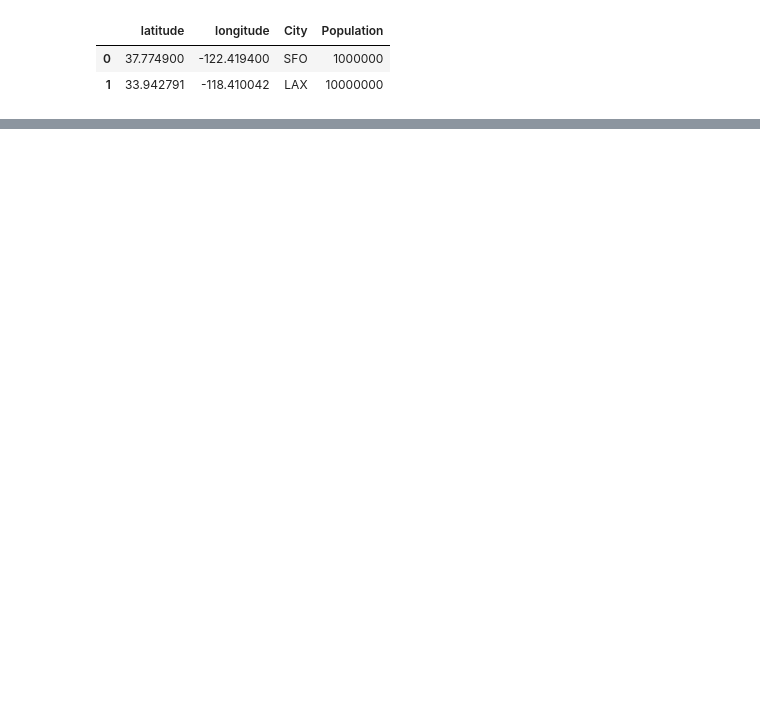
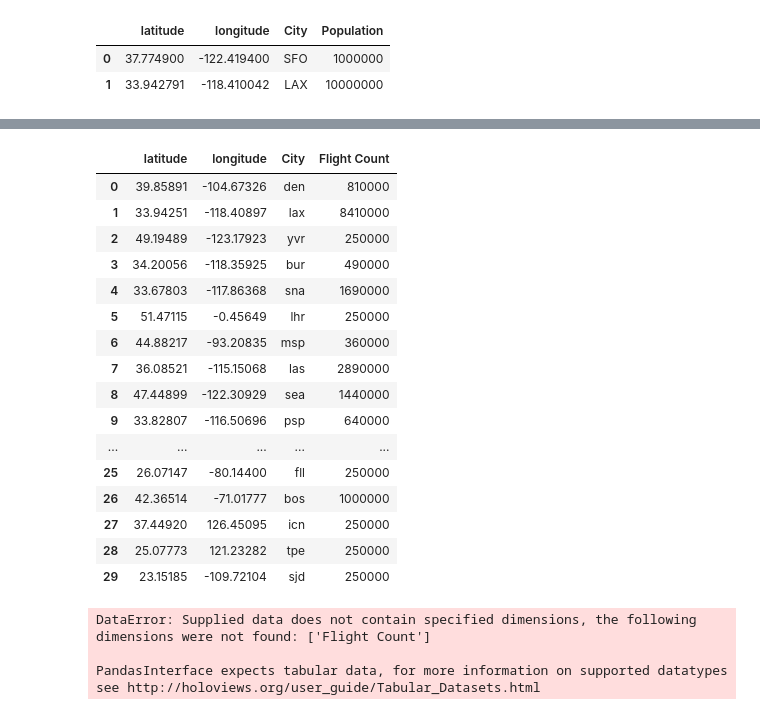
Before and after one commit to kendoll7/Flight-Delay-Project, a Jupyter notebook: Map of SFO.ipynb, the cells around one changed output, grey strips where cells are left out. Drawn from its saved outputs; the diff is of its cells as text; code cells hidden in the pictures; blank space fills up the shorter version.

Commit message:
Updating Map Data

```diff
--- a/Map of SFO.ipynb
+++ b/Map of SFO.ipynb
@@ -37,3 +37,11 @@ map_plot_1 = coordinates_df.hvplot.points(
 map_plot_1
 # %% [output]
 [interactive output not drawn]
+# %%
+import pandas as pd
+
+# making dataframe
+df = pd.read_csv("coord_table.csv")
+
+# output the dataframe
+print(df)
@@ -39,0 +66,21 @@ map_plot_1
+# %%
+large_df = df[df["Count"] >= 5]
+
+destination_lat =  list(large_df["Latitude"])
+print(destination_lat)
+
+destination_long = list(large_df["Longitude"])
+print(destination_long)
+
+destination_code = list(large_df["Airport Code"])
+print(destination_code)
+
+destination_count = list(large_df["Count"])
+print(destination_count)
+
+destination_count_scaled = []
+for x in destination_count:
+        destination_count_scaled.append((x*100)**2)
+
+
+print(destination_count_scaled)
@@ -39,0 +101,40 @@ map_plot_1
+# %%
+# Create a dictionary containing coordinates
+coordinates = {
+    "latitude": destination_lat,
+    "longitude": destination_long,
+    "City": destination_code,
+    "Flight Count": destination_count_scaled
+}
+# %%
+# Create a Pandas DataFrame containing coordinates
+coordinates_df = pd.DataFrame(coordinates)
+
+# Display sample data
+coordinates_df
+# %% [output]
+|  | latitude | longitude | City | Flight Count |
+| 0 | 39.85891 | -104.67326 | den | 810000 |
+| 1 | 33.94251 | -118.40897 | lax | 8410000 |
+| 2 | 49.19489 | -123.17923 | yvr | 250000 |
+| 3 | 34.20056 | -118.35925 | bur | 490000 |
+| 4 | 33.67803 | -117.86368 | sna | 1690000 |
+| 5 | 51.47115 | -0.45649 | lhr | 250000 |
+| 6 | 44.88217 | -93.20835 | msp | 360000 |
+| 7 | 36.08521 | -115.15068 | las | 2890000 |
+| 8 | 47.44899 | -122.30929 | sea | 1440000 |
+| 9 | 33.82807 | -116.50696 | psp | 640000 |
+| ... | ... | ... | ... | ... |
+| 25 | 26.07147 | -80.14400 | fll | 250000 |
+| 26 | 42.36514 | -71.01777 | bos | 1000000 |
+| 27 | 37.44920 | 126.45095 | icn | 250000 |
+| 28 | 25.07773 | 121.23282 | tpe | 250000 |
+| 29 | 23.15185 | -109.72104 | sjd | 250000 |
+# %%
+df.hvplot.points(x='Longitude', y='Latitude', padding=0.2, hover_cols='all', width=300) * \
+df.hvplot.labels(x='Longitude', y='Latitude', text='City', text_baseline='bottom', hover=False) * \
+df.hvplot.labels(x='Longitude', y='Latitude', text='Flight Count', text_baseline='top', hover=False)
+# %% [output]
+DataError: Supplied data does not contain specified dimensions, the following dimensions were not found: ['Flight Count']
+
+PandasInterface expects tabular data, for more information on supported datatypes see http://holoviews.org/user_guide/Tabular_Datasets.html
```
Also changed, not shown: parts of 5 cells of this notebook.
